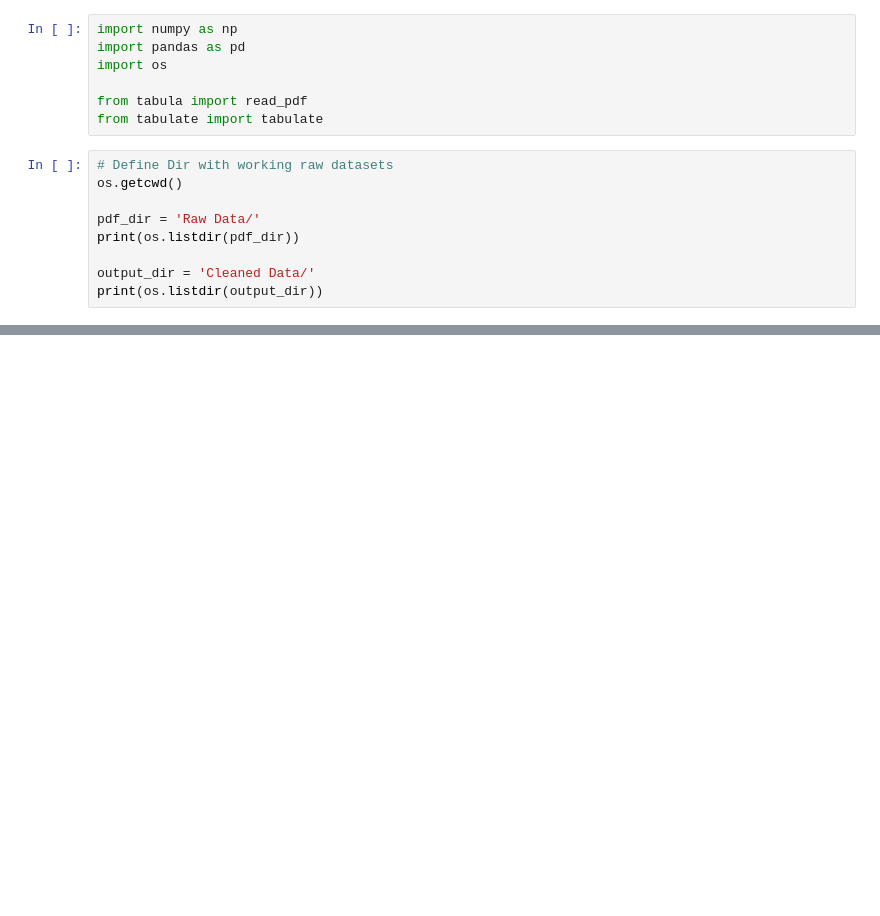
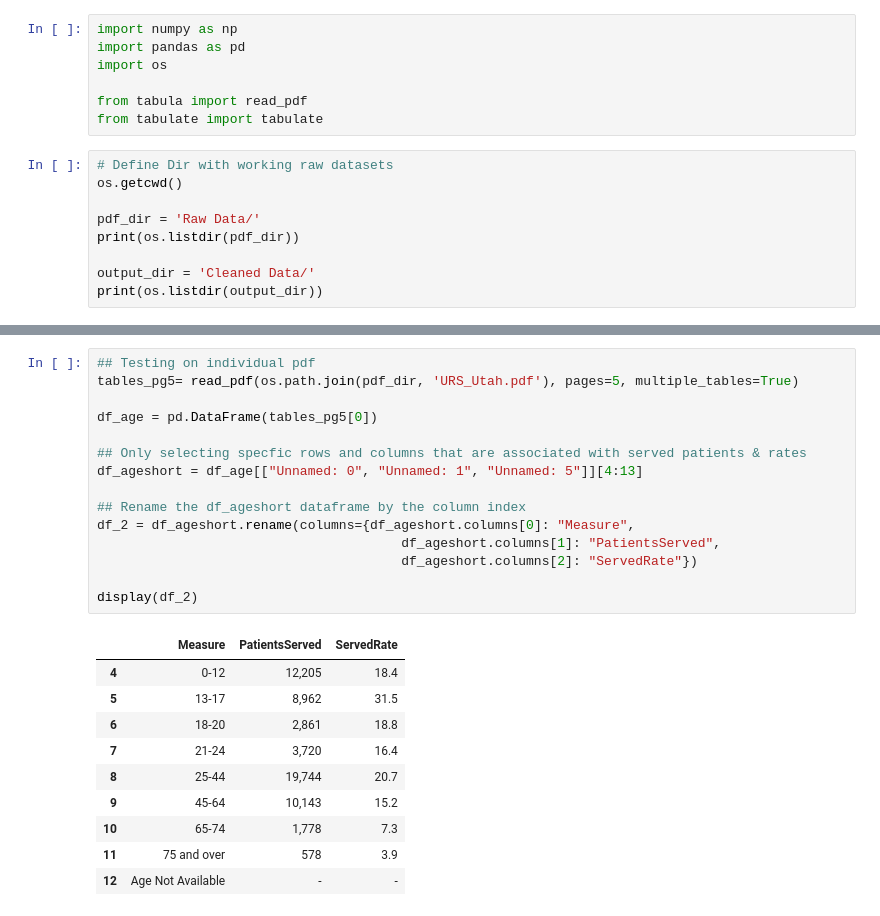
Before and after one commit to haoshu2017/URS_Python, a Jupyter notebook: test.ipynb, the cells around one changed output, grey strips where cells are left out. Drawn from its saved outputs; the diff is of its cells as text; blank space fills up the shorter version.

```diff
--- a/test.ipynb
+++ b/test.ipynb
@@ -55,3 +93,29 @@ def process_pdf(pdf_file, state_code):
+# %%
+## Testing on individual pdf
+tables_pg5= read_pdf(os.path.join(pdf_dir, 'URS_Utah.pdf'), pages=5, multiple_tables=True)
+
+df_age = pd.DataFrame(tables_pg5[0])
+
+## Only selecting specfic rows and columns that are associated with served patients & rates
+df_ageshort = df_age[["Unnamed: 0", "Unnamed: 1", "Unnamed: 5"]][4:13]
+
+## Rename the df_ageshort dataframe by the column index
+df_2 = df_ageshort.rename(columns={df_ageshort.columns[0]: "Measure",
+                                       df_ageshort.columns[1]: "PatientsServed",
+                                       df_ageshort.columns[2]: "ServedRate"})
+
+display(df_2)
+# %% [output]
+|  | Measure | PatientsServed | ServedRate |
+| 4 | 0-12 | 12,205 | 18.4 |
+| 5 | 13-17 | 8,962 | 31.5 |
+| 6 | 18-20 | 2,861 | 18.8 |
+| 7 | 21-24 | 3,720 | 16.4 |
+| 8 | 25-44 | 19,744 | 20.7 |
+| 9 | 45-64 | 10,143 | 15.2 |
+| 10 | 65-74 | 1,778 | 7.3 |
+| 11 | 75 and over | 578 | 3.9 |
+| 12 | Age Not Available | - | - |
 # %%
 # Check if the output dir exists, if not, creat a dir
 if not os.path.exists(output_dir):
```
Also changed, not shown: parts of 4 cells of this notebook, 1 other file.
